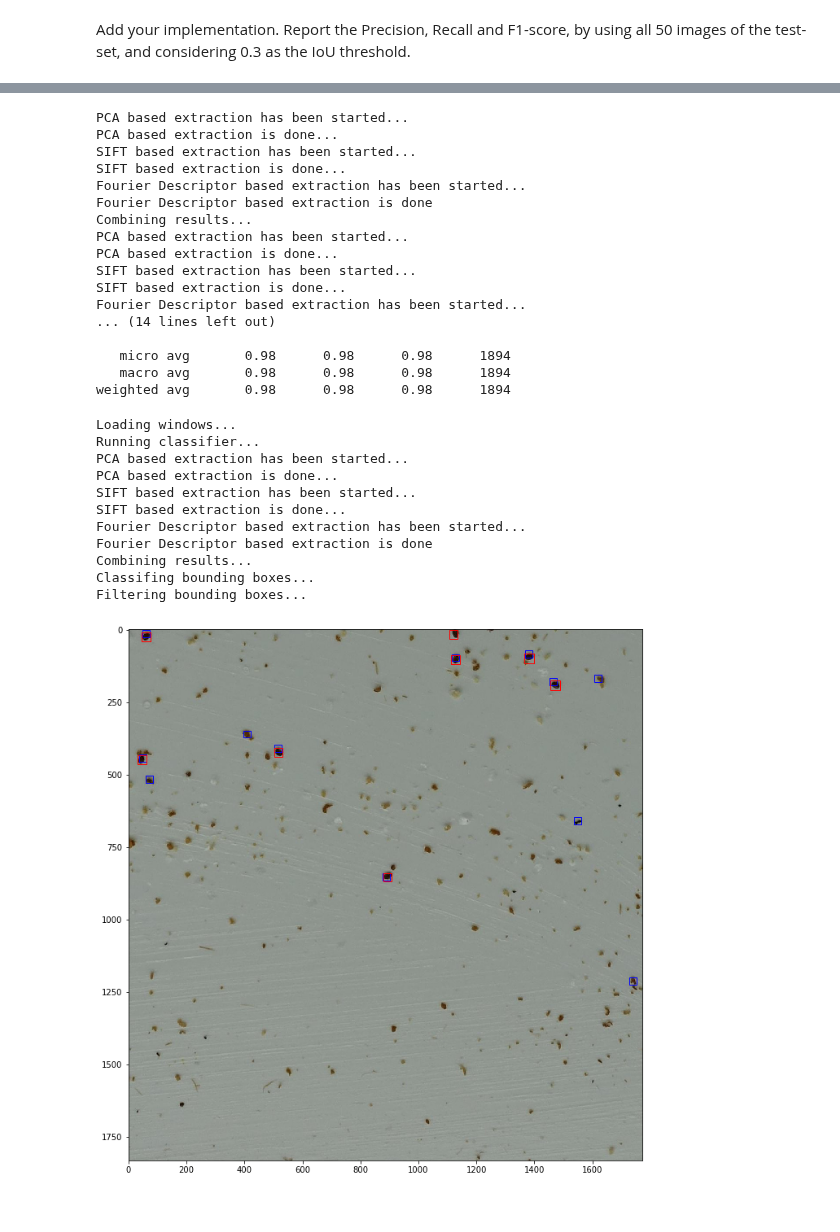
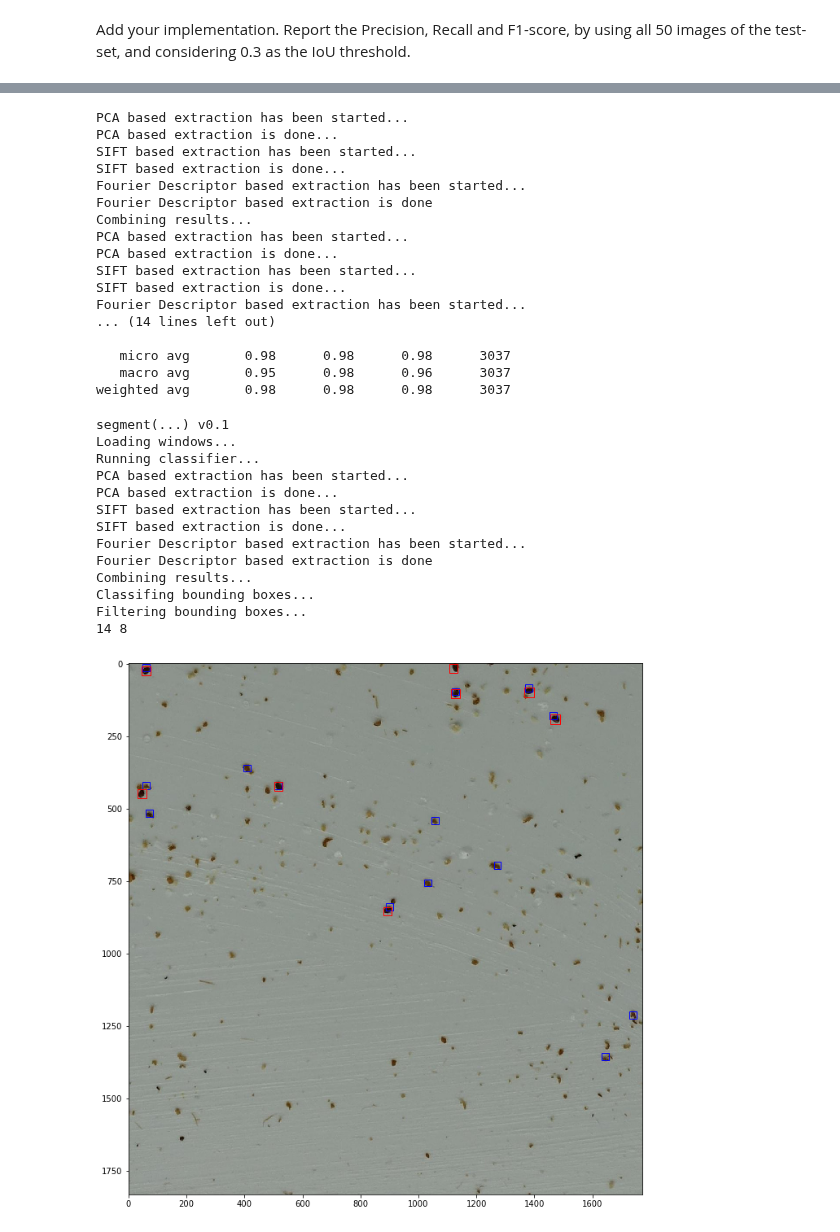
Before and after one commit to JelenaBanjac/image-analysis, a Jupyter notebook: project/special_project.ipynb, the cells around one changed output, grey strips where cells are left out. Drawn from its saved outputs; the diff is of its cells as text; code cells hidden in the pictures.

```diff
--- a/project/special_project.ipynb
+++ b/project/special_project.ipynb
@@ -86,8 +72,7 @@ for i, j in product(range(M), range(N)):
 # Create train dataset
 %autoreload
 
-X_train, y_train = create_dataset('train', n_bboxes=1000)
-X_test, y_test = create_dataset('test', n_bboxes=1000)
+X_train, y_train = create_dataset('train', n_bboxes=2000)
 # %%
 %autoreload
 
@@ -148,9 +133,13 @@ from sklearn.model_selection import GridSearchCV
 from sklearn.metrics import classification_report
 
 X_train_comb, pca_model = combined_extract(X_train)
+del X_train
+
+X_test, y_test = create_dataset('test', n_bboxes=1000)
 X_test_comb, _ = combined_extract(X_test, pca_model=pca_model)
+del X_test
 
-params = {'C': [100, 250 ], 'gamma': [ 0.05, 0.1 ]}
+params = {'C': [100, 250, 500 ], 'gamma': [ 0.05, 0.1, 0.2 ]}
 svc = SVC(class_weight='balanced', probability=True)
 clf = GridSearchCV(svc, params, cv=5)
 clf = clf.fit(X_train_comb, y_train)
@@ -179,42 +168,46 @@ SIFT based extraction is done...
 Fourier Descriptor based extraction has been started...
 ... (14 lines left out)
 
-   micro avg       0.98      0.98      0.98      1894
-   macro avg       0.98      0.98      0.98      1894
-weighted avg       0.98      0.98      0.98      1894
+   micro avg       0.98      0.98      0.98      3037
+   macro avg       0.95      0.98      0.96      3037
+weighted avg       0.98      0.98      0.98      3037
 # %%
 %autoreload
 
-BBOX_ID = 10
-filename = X_test[BBOX_ID]['filename']
-xml = X_test[BBOX_ID]['xml']
-
+img_name = '59ef06a3a07d563535ffc6c9_32.00px_13'
+filename = f'../project-data/images/test/{img_name}.jpg'
+xml = f'../project-data/annotations/test/{img_name}.xml'
 img = skimage.io.imread(filename)
 
 fig, ax = plt.subplots(1, 1, figsize=(12, 12))
 ax.imshow(img)
 
 bboxes = segment(img, clf, pca_model=pca_model)
 
 for x, y, w, h in bboxes:
     rect = patches.Rectangle((x, y), w, h, linewidth=1,edgecolor='b',facecolor='none')
     ax.add_patch(rect)
 
 annots = parse_file(xml)
 for annot in annots:
     bbox = annot['bbox']
     rect = patches.Rectangle((bbox[0], bbox[1]), bbox[2], bbox[3], linewidth=1,edgecolor='r',facecolor='none')
     ax.add_patch(rect)
+
+
+print(len(bboxes), len(annots))
 # %% [output]
+segment(...) v0.1
 Loading windows...
 Running classifier...
 PCA based extraction has been started...
 PCA based extraction is done...
 SIFT based extraction has been started...
 SIFT based extraction is done...
 Fourier Descriptor based extraction has been started...
 Fourier Descriptor based extraction is done
 Combining results...
 Classifing bounding boxes...
 Filtering bounding boxes...
+14 8
-[figure, old version]
+[figure, new version]
```
Also changed, not shown: parts of 18 cells of this notebook.
